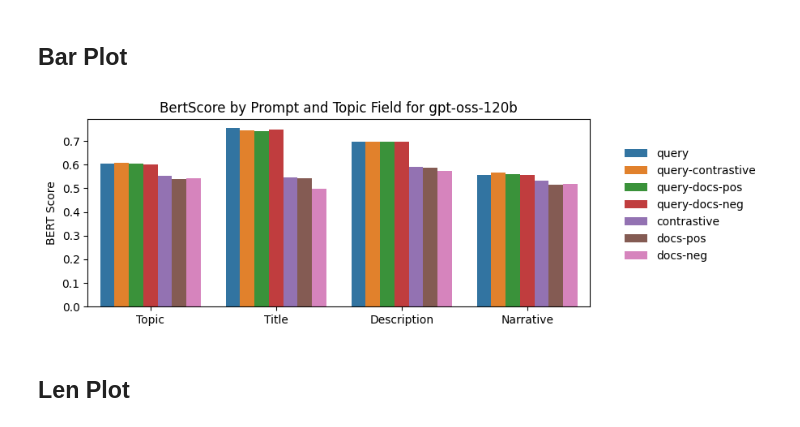
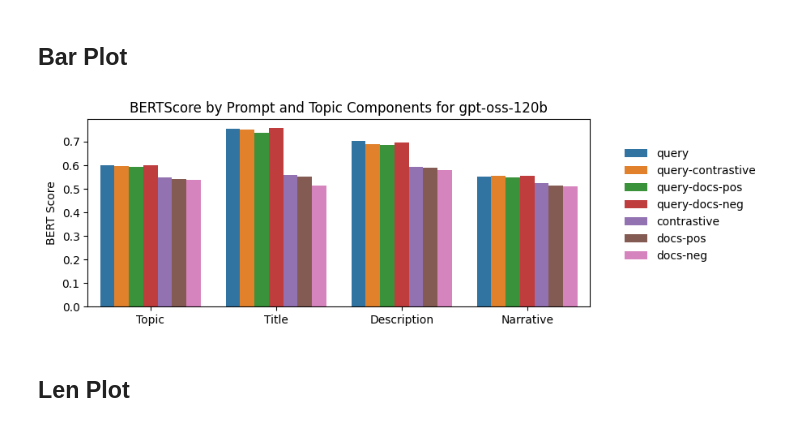
Before and after one commit to irgroup/SIGIR26-Synthesized-Information-Needs, a Jupyter notebook: scripts/create-plot-topic-similarity.ipynb, the cells around one changed output. Drawn from its saved outputs; the diff is of its cells as text; code cells hidden in the pictures.

```diff
--- a/scripts/create-plot-topic-similarity.ipynb
+++ b/scripts/create-plot-topic-similarity.ipynb
@@ -22,7 +22,7 @@ df["value"] = df["value"].str.replace("topic-", "")
 
 df = df.pivot(index="name", columns="measure", values="value").reset_index()
 # %%
-df = df[df["model"] == "gpt-oss-120b"]
+# df = df[df["model"] == "gpt-oss-120b"]
 # %%
 df["context"] = df[["nqueries", "ndocspos", "ndocsneg"]].max(axis=1)
 # %%
@@ -81,31 +82,32 @@ df = df[df["context"]=="1"]  # fix context to 1 for this plot
 # %%
 plt.figure(figsize=(8, 3))
 
 g = sns.barplot(
     data=df,
     x="field",
     y="BERT Score",
     hue="prompt",
+    errorbar=None,
 )
 
 g.set_xlabel("")
-g.set_title("BertScore by Prompt and Topic Field for gpt-oss-120b")
+g.set_title("BERTScore by Prompt and Topic Components for gpt-oss-120b")
 
 plt.legend(
         bbox_to_anchor=(1.2, 0.9),
         loc="upper center",
         ncol=1,
         frameon=False,
     )
 output_path = "../publication/paper/figures/topic-similarity-bar.pdf"
 
 plt.savefig(
         output_path,
         dpi=300,
         bbox_inches="tight",
     )
 # %% [output]
-[figure, old version]
+[figure, new version]
 # %% [markdown]
 ## Len Plot
 # %%
```
Also changed, not shown: parts of 3 cells of this notebook, 5 other files.
